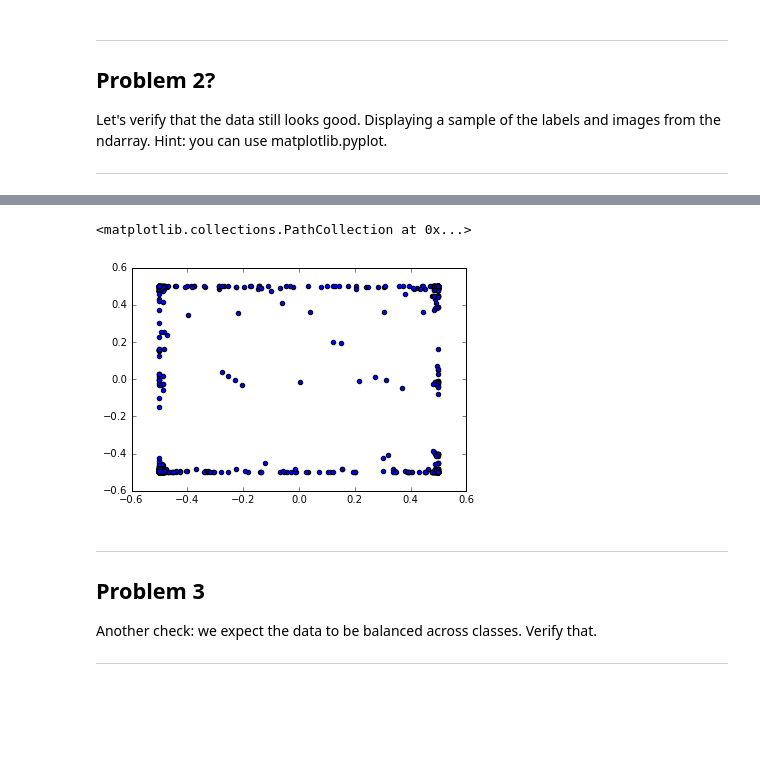
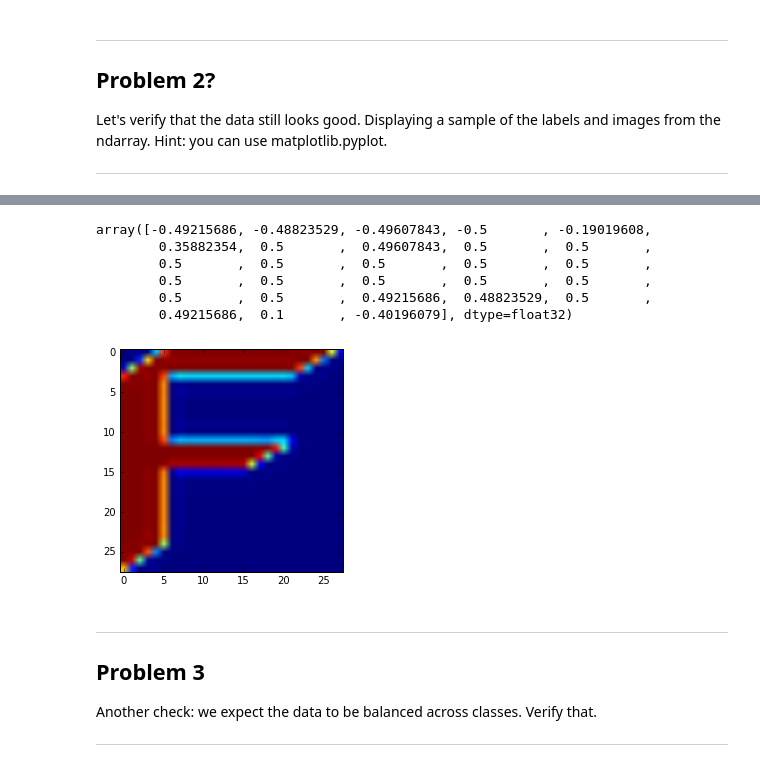
Before and after one commit to rainmaker712/Modu_Image, a Jupyter notebook: udacity/1_notmnist.ipynb, the cells around one changed output, grey strips where cells are left out. Drawn from its saved outputs; the diff is of its cells as text; code cells hidden in the pictures; blank space fills up the shorter version.

```diff
--- a/udacity/1_notmnist.ipynb
+++ b/udacity/1_notmnist.ipynb
@@ -246,16 +249,16 @@ for name in test_datasets:
 ... (8 outputs left out)
-# %%
-"""def data_verify(pickle_file):
-    with open(pickle_file, 'rb') as f:
-        letter_set = pickle.load(f)
-        #dataset = np.ndarray((nb_rows, img_size, img_size), dtype=np.float32)
-        #labels = np.ndarray(nb_rows, dtype=np.int32)
-    return letter_set
-
-#Convert to the ndarray
-A_disp = data_verify("./notMNIST_large/A.pickle")
-#TODO1: Display Pic, but not sure what they really want
-plt.scatter(A_disp[0], A_disp[1])""""""
-# %% [output]
-<matplotlib.collections.PathCollection at 0x...>
-[figure, removed]
+# %%
+%matplotlib inline
+
+import scipy.misc
+
+display(test_dataset[0][0])
+plt.imshow(test_dataset[0]);
+# %% [output]
+array([-0.49215686, -0.48823529, -0.49607843, -0.5       , -0.19019608,
+        0.35882354,  0.5       ,  0.49607843,  0.5       ,  0.5       ,
+        0.5       ,  0.5       ,  0.5       ,  0.5       ,  0.5       ,
+        0.5       ,  0.5       ,  0.5       ,  0.5       ,  0.5       ,
+        0.5       ,  0.5       ,  0.49215686,  0.48823529,  0.5       ,
+        0.49215686,  0.1       , -0.40196079], dtype=float32)
+[figure, added]
```
Also changed, not shown: parts of 7 cells of this notebook, 1 other file.
